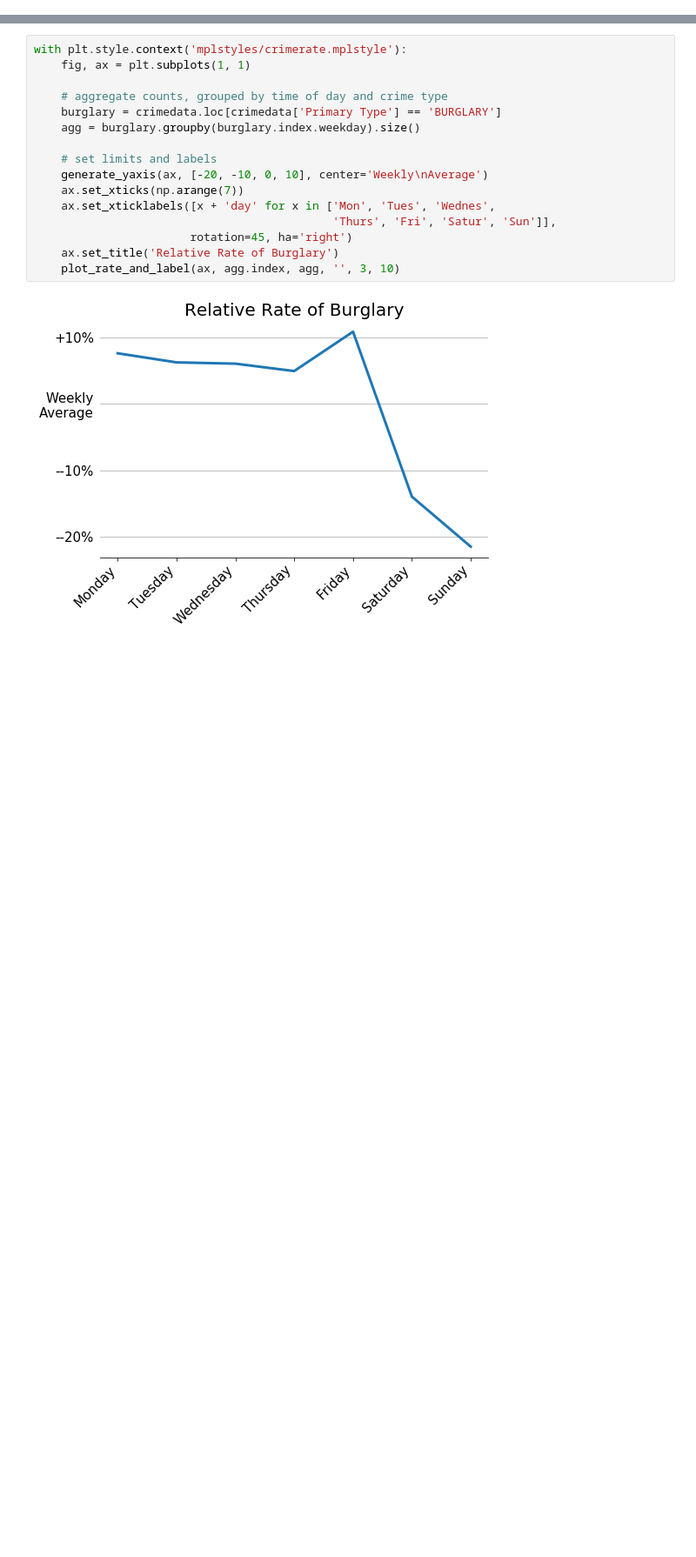
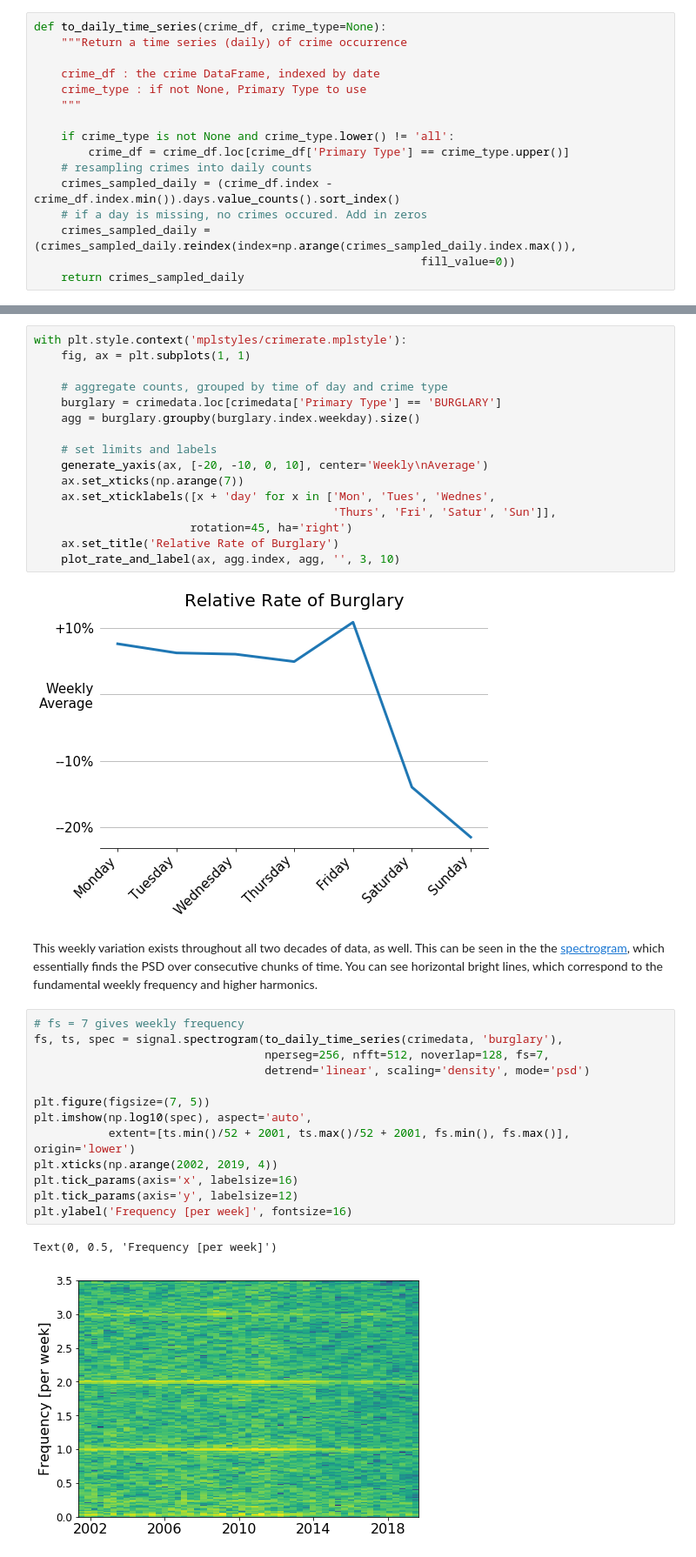
Before and after one commit to emapple/chicago-crime, a Jupyter notebook: notebooks/01-chicago-crime.ipynb, the cells around one changed output, grey strips where cells are left out. Shown at 87% size. Drawn from its saved outputs; the diff is of its cells as text; blank space fills up the shorter version.

Commit message:
Add spectrogram

```diff
--- a/notebooks/01-chicago-crime.ipynb
+++ b/notebooks/01-chicago-crime.ipynb
@@ -657,3 +657,19 @@ def crime_periodogram(crime_df, crime_type=None, ax=None, plot_trends=False):
+# %%
+def to_daily_time_series(crime_df, crime_type=None):
+    """Return a time series (daily) of crime occurrence
+
+    crime_df : the crime DataFrame, indexed by date
+    crime_type : if not None, Primary Type to use
+    """
+
+    if crime_type is not None and crime_type.lower() != 'all':
+        crime_df = crime_df.loc[crime_df['Primary Type'] == crime_type.upper()]
+    # resampling crimes into daily counts
+    crimes_sampled_daily = (crime_df.index - crime_df.index.min()).days.value_counts().sort_index()
+    # if a day is missing, no crimes occured. Add in zeros
+    crimes_sampled_daily = (crimes_sampled_daily.reindex(index=np.arange(crimes_sampled_daily.index.max()),
+                                                         fill_value=0))
+    return crimes_sampled_daily
 # %% [markdown]
 ### A few plots
 # %% [markdown]
@@ -693,3 +709,21 @@ with plt.style.context('mplstyles/crimerate.mplstyle'):
     plot_rate_and_label(ax, agg.index, agg, '', 3, 10)
 # %% [output]
 [figure]
+# %% [markdown]
+This weekly variation exists throughout all two decades of data, as well. This can be seen in the the [spectrogram](https://en.wikipedia.org/wiki/Spectrogram), which essentially finds the PSD over consecutive chunks of time. You can see horizontal bright lines, which correspond to the fundamental weekly frequency and higher harmonics.
+# %%
+# fs = 7 gives weekly frequency
+fs, ts, spec = signal.spectrogram(to_daily_time_series(crimedata, 'burglary'),
+                                  nperseg=256, nfft=512, noverlap=128, fs=7,
+                                  detrend='linear', scaling='density', mode='psd')
+
+plt.figure(figsize=(7, 5))
+plt.imshow(np.log10(spec), aspect='auto',
+           extent=[ts.min()/52 + 2001, ts.max()/52 + 2001, fs.min(), fs.max()], origin='lower')
+plt.xticks(np.arange(2002, 2019, 4))
+plt.tick_params(axis='x', labelsize=16)
+plt.tick_params(axis='y', labelsize=12)
+plt.ylabel('Frequency [per week]', fontsize=16)
+# %% [output]
+Text(0, 0.5, 'Frequency [per week]')
+[figure, added]
```
Also changed, not shown: parts of 3 cells of this notebook.
